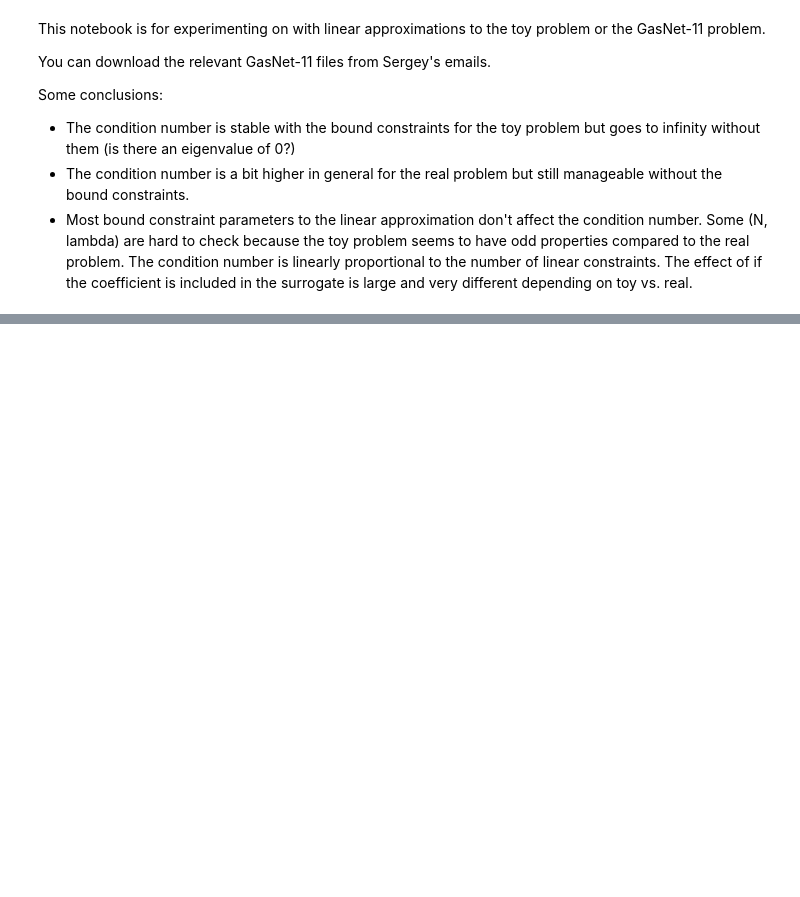
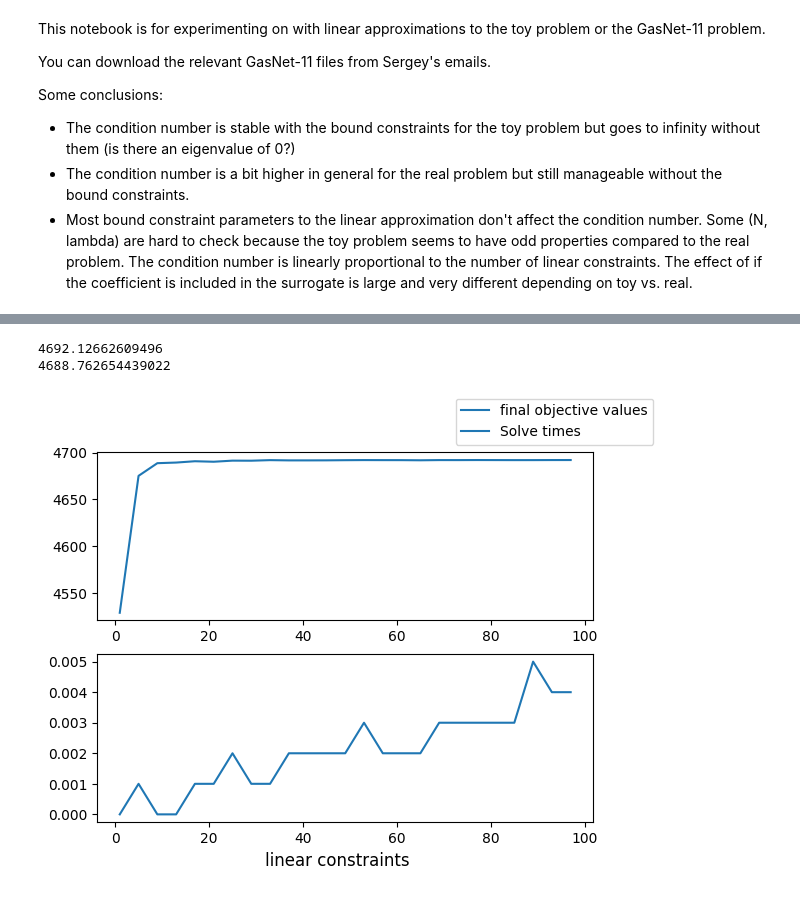
Before and after one commit to micpap25/ENG-QUANT, a Jupyter notebook: experiments/classical_run.ipynb, the cells around one changed output, grey strips where cells are left out. Drawn from its saved outputs; the diff is of its cells as text; code cells hidden in the pictures; blank space fills up the shorter version.

```diff
--- a/experiments/classical_run.ipynb
+++ b/experiments/classical_run.ipynb
@@ -93,0 +105,27 @@ fig.legend()
+# %%
+vals = []
+times = []
+# lin_cons_range = range(2, 101, 4)
+lin_cons_range = range(20, 1001, 40)
+for lin_cons in lin_cons_range:
+    # quadratic_model_lin_approx(lin_cons, OUTER_APPROXIMATION, COEFFICIENT_SURROGATE,
+    #                             SURROGATE_BOUND_BELOW, SURROGATE_BOUND_ABOVE,
+    #                             f_name="model11_quad.json")
+    quadratic_lin_approx_no_surrogate(lin_cons, OUTER_APPROXIMATION,
+                                        f_name="model11_quad.json")
+    val, time = solve_lp()
+    vals.append(val)
+    times.append(time)
+
+fig, (ax1, ax2) = plt.subplots(2, 1)
+fig.supxlabel("linear constraints")
+ax1.plot(n_range, vals, label="final objective values")
+ax2.plot(n_range, times, label="Solve times")
+fig.legend()
+
+print(vals[-1])
+print(vals[2])
+# %% [output]
+4692.12662609496
+4688.762654439022
+[figure, added]
```
Also changed, not shown: parts of 5 cells of this notebook, 1 other file.
